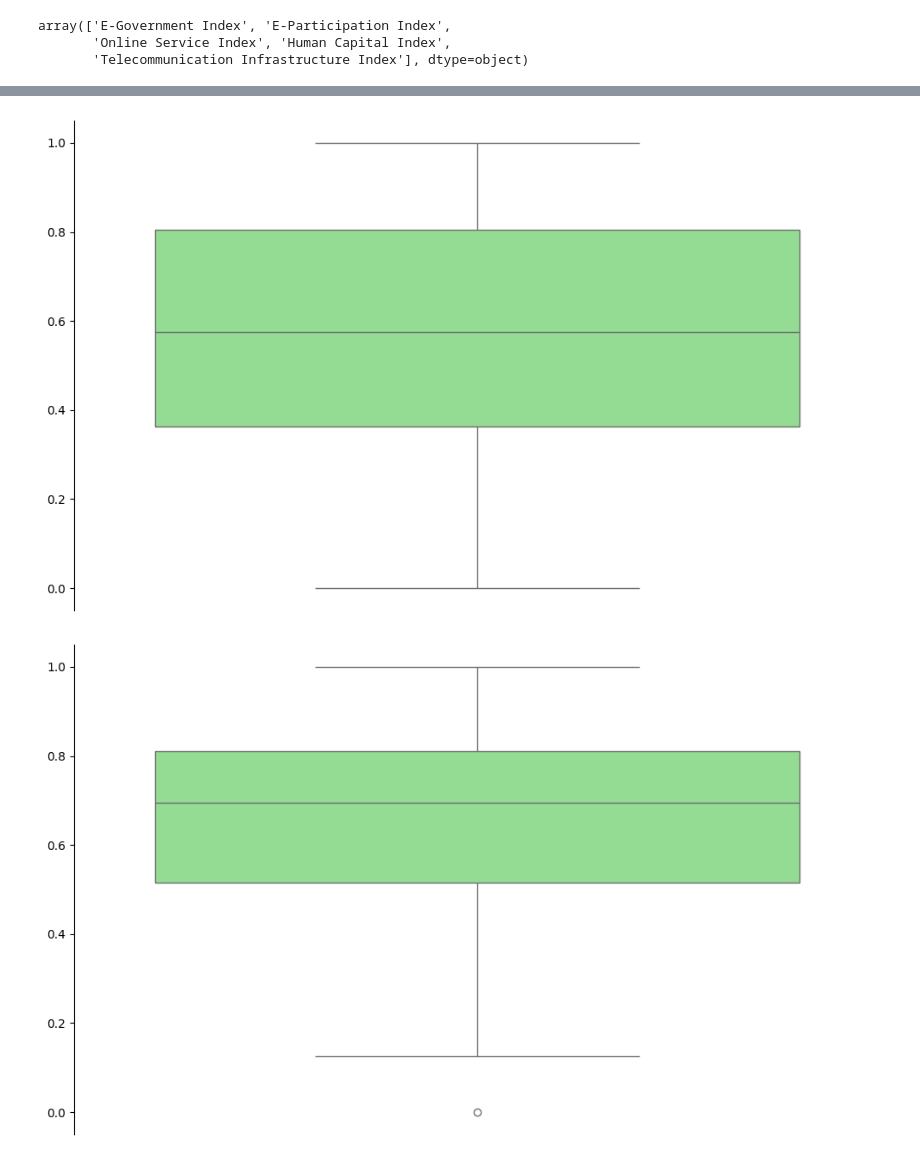
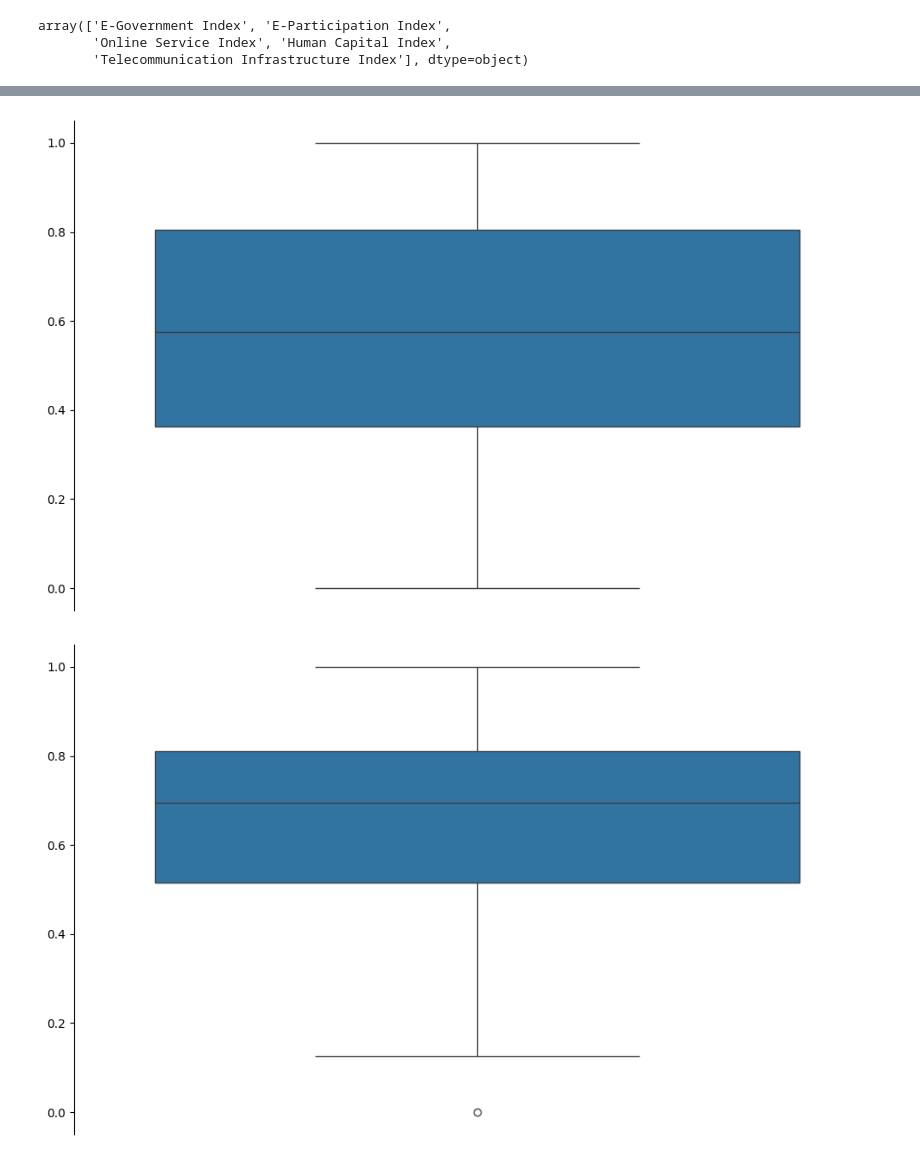
Before and after one commit to LazaroDamasceno/Dissertacao-Mestrado, a Jupyter notebook: eda/egdi/boxplot_edgi_global.ipynb, the cells around one changed output, grey strips where cells are left out. Cells and saved outputs as stored; diff of their text form; code cells hidden in the pictures.

```diff
--- a/eda/egdi/boxplot_edgi_global.ipynb
+++ b/eda/egdi/boxplot_edgi_global.ipynb
@@ -109,20 +109,20 @@ plt.show()
 # %%
 fig, ax = plt.subplots(figsize=(10, 6))
 
-sns.boxplot(data=osi, x='Métrica', y='Escala', color='#88E788')
+sns.boxplot(data=osi, x='Métrica', y='Escala')
 
 ax.xaxis.set_visible(False)
 ax.set_ylabel('')
 sns.despine(bottom=True)
 plt.tight_layout()
 fig.savefig('C:/Users/lazar/Master-Dissertation/figuras/egdi/boxplot_osi_global.png')
 plt.show()
 # %% [output]
-[figure, old version]
+[figure, new version]
 # %%
 fig, ax = plt.subplots(figsize=(10, 6))
 
-sns.boxplot(data=hci, x='Métrica', y='Escala', color='#88E788')
+sns.boxplot(data=hci, x='Métrica', y='Escala')
 
 ax.xaxis.set_visible(False)
 ax.set_ylabel('')
@@ -131,7 +131,7 @@ plt.tight_layout()
 fig.savefig('C:/Users/lazar/Master-Dissertation/figuras/egdi/boxplot_hci_global.png')
 plt.show()
 # %% [output]
-[figure, old version]
+[figure, new version]
 # %%
 fig, ax = plt.subplots(figsize=(10, 6))
 
```
Also changed, not shown: parts of 3 cells of this notebook, 16 other files.
